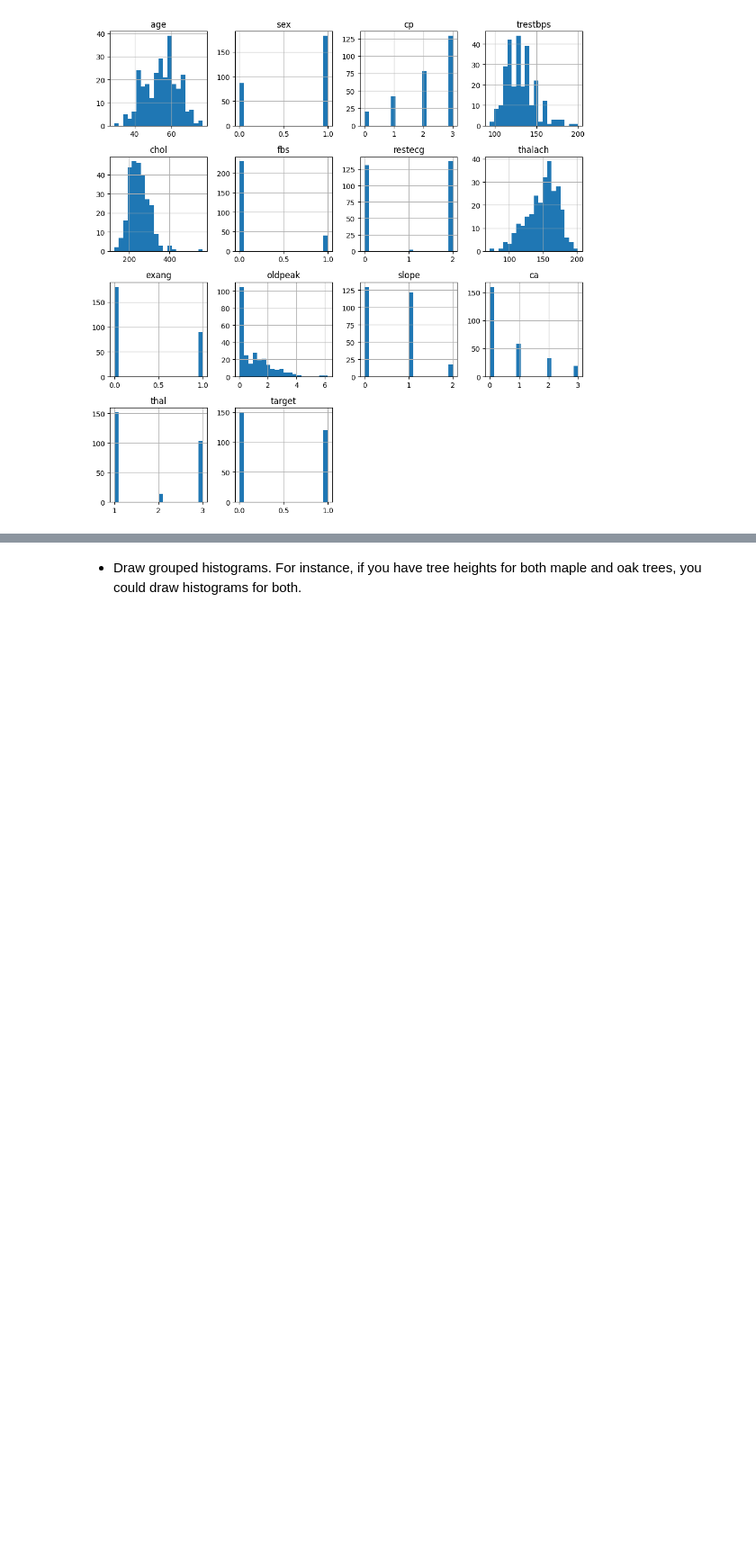
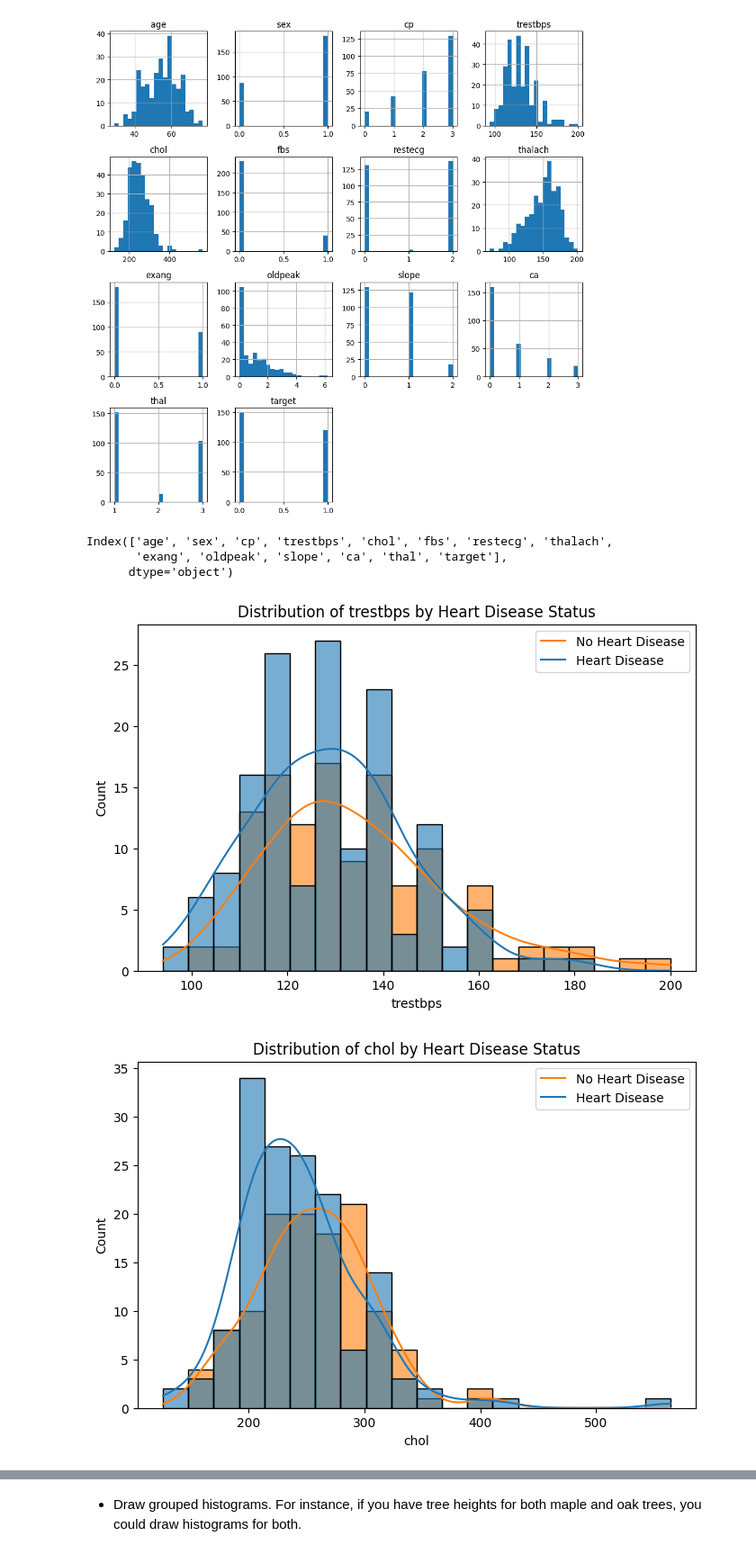
Before and after one commit to bchekole/2025-Spring-B2, a Jupyter notebook: 2025-spring-B2-main-2/OMDS-ModB2-Week4-Chekole-Beth.ipynb, the cells around one changed output, grey strips where cells are left out. Shown: that part at 90% size. Cells and saved outputs as stored; diff of their text form; code cells hidden in the pictures; blank space fills up the shorter version.

```diff
--- a/2025-spring-B2-main-2/OMDS-ModB2-Week4-Chekole-Beth.ipynb
+++ b/2025-spring-B2-main-2/OMDS-ModB2-Week4-Chekole-Beth.ipynb
@@ -75,6 +75,27 @@ plt.tight_layout()
 plt.show()
 # %% [output]
 [figure]
+# %%
+print(df.columns)
+# %% [output]
+Index(['age', 'sex', 'cp', 'trestbps', 'chol', 'fbs', 'restecg', 'thalach',
+       'exang', 'oldpeak', 'slope', 'ca', 'thal', 'target'],
+      dtype='object')
+# %%
+features = ["trestbps", "chol"]  # Use correct column names
+target_col = "target"  # Heart disease status (0 = No, 1 = Yes)
+
+for feature in features:
+    plt.figure(figsize=(8, 5))
+    sns.histplot(data=df, x=feature, hue=target_col, kde=True, bins=20, alpha=0.6)
+    plt.title(f"Distribution of {feature} by Heart Disease Status")
+    plt.xlabel(feature)
+    plt.ylabel("Count")
+    plt.legend(["No Heart Disease", "Heart Disease"])
+    plt.show()
+# %% [output]
+[figure, added]
+[figure, added]
 # %%
 # Example for Swarm Plot with one feature column name
 sns.swarmplot(x='ca', data=df)
```
Also changed, not shown: parts of 5 cells of this notebook, 2 other files.
